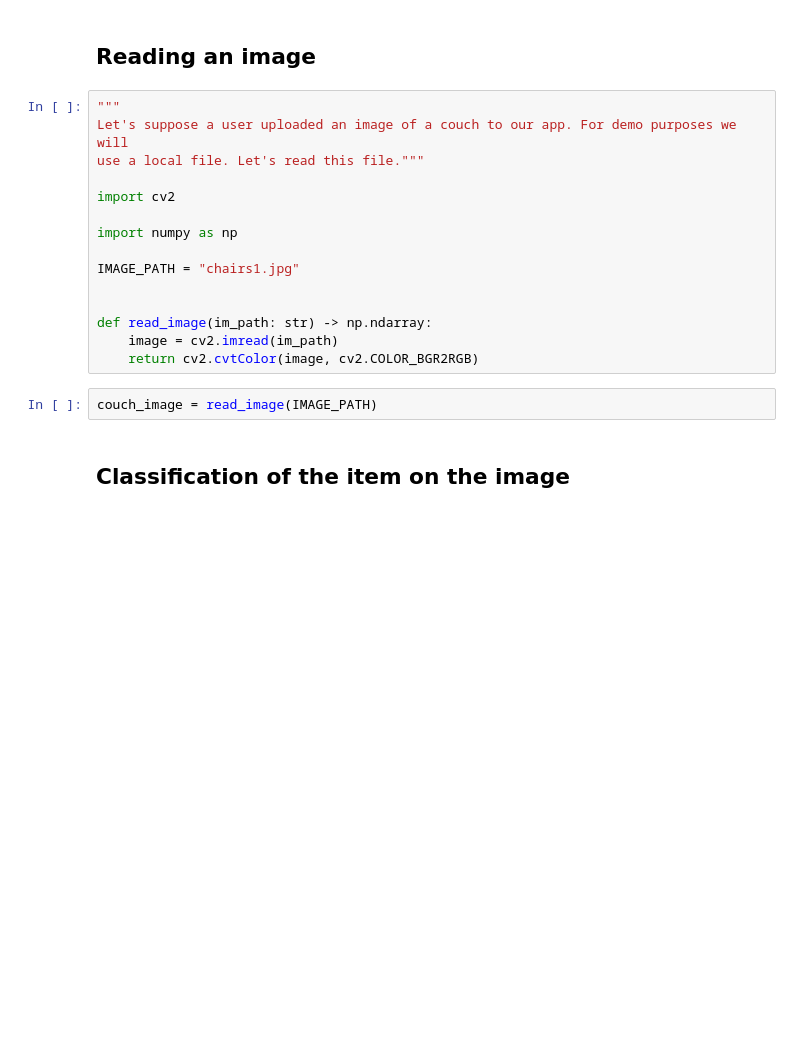
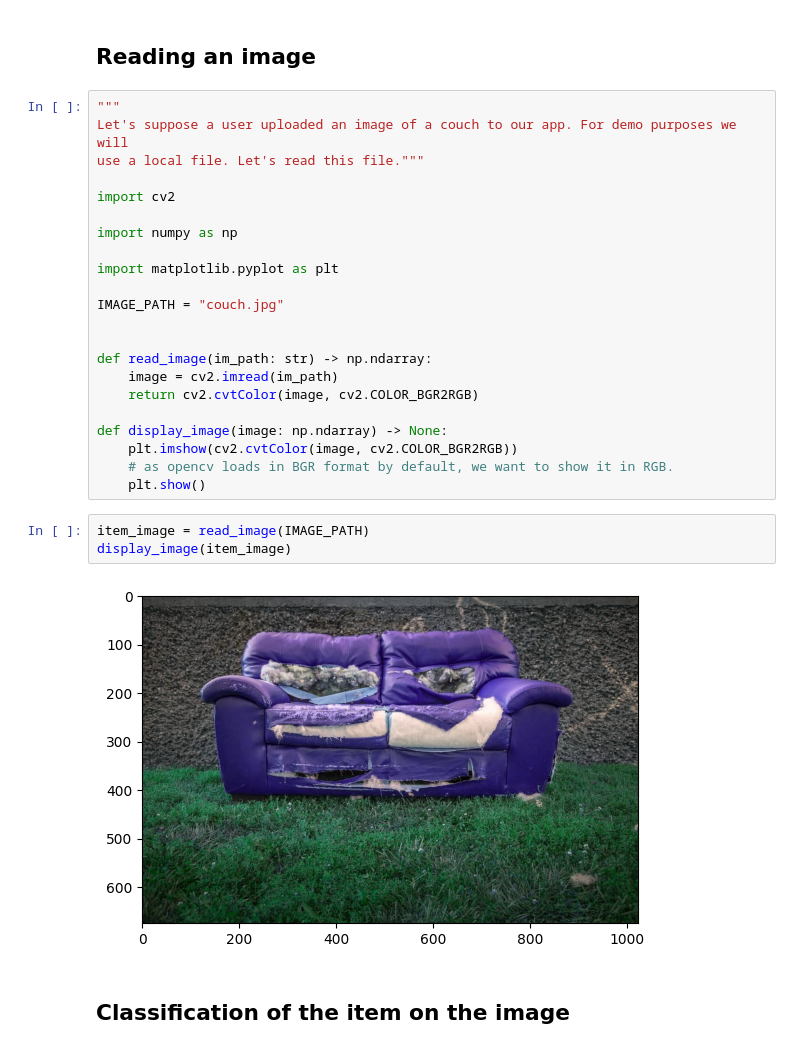
Before and after one commit to AleksanderWWW/Galak-Pizza-Forever, a Jupyter notebook: notebooks/Pipeline_demo.ipynb, the cells around one changed output. Saved outputs shown, nothing was run; the diff lists cells and outputs as text; blank space fills up the shorter version.

Commit message:
display inside notebook; dissallowed item

```diff
--- a/notebooks/Pipeline_demo.ipynb
+++ b/notebooks/Pipeline_demo.ipynb
@@ -11,14 +11,24 @@ import cv2
 
 import numpy as np
 
-IMAGE_PATH = "chairs1.jpg"
+import matplotlib.pyplot as plt
+
+IMAGE_PATH = "couch.jpg"
 
 
 def read_image(im_path: str) -> np.ndarray:
     image = cv2.imread(im_path)
     return cv2.cvtColor(image, cv2.COLOR_BGR2RGB)
+
+def display_image(image: np.ndarray) -> None:
+    plt.imshow(cv2.cvtColor(image, cv2.COLOR_BGR2RGB))
+    # as opencv loads in BGR format by default, we want to show it in RGB.
+    plt.show()
 # %%
-couch_image = read_image(IMAGE_PATH)
+item_image = read_image(IMAGE_PATH)
+display_image(item_image)
+# %% [output]
+[figure, added]
 # %% [markdown]
 ## Classification of the item on the image
 # %%
```
Also changed, not shown: parts of 9 cells of this notebook, 2 other files.
